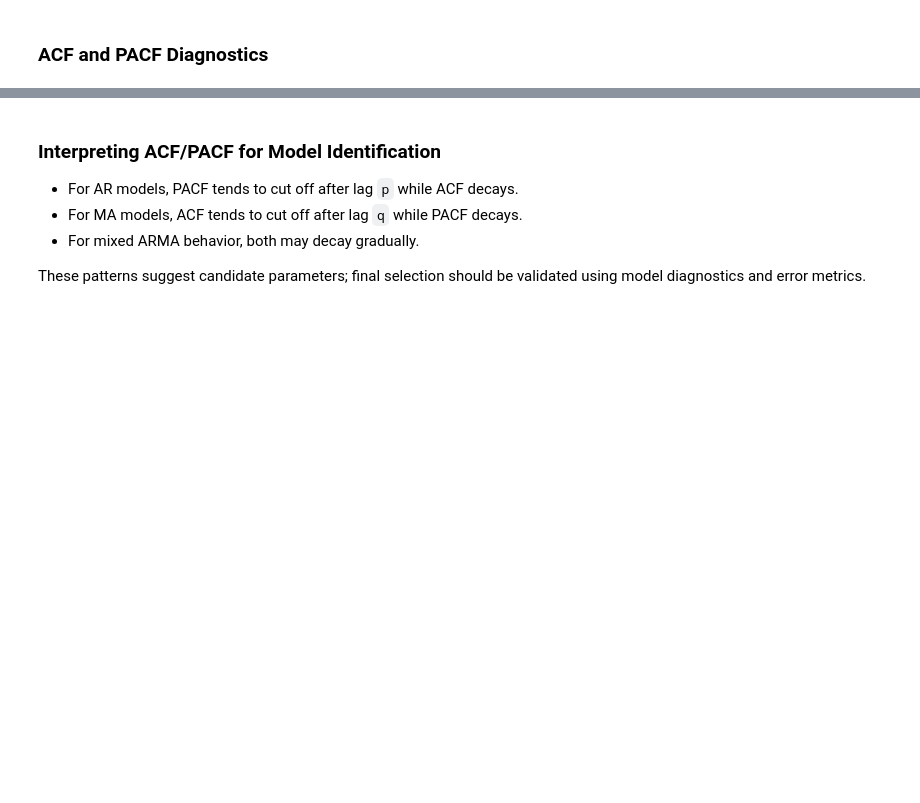
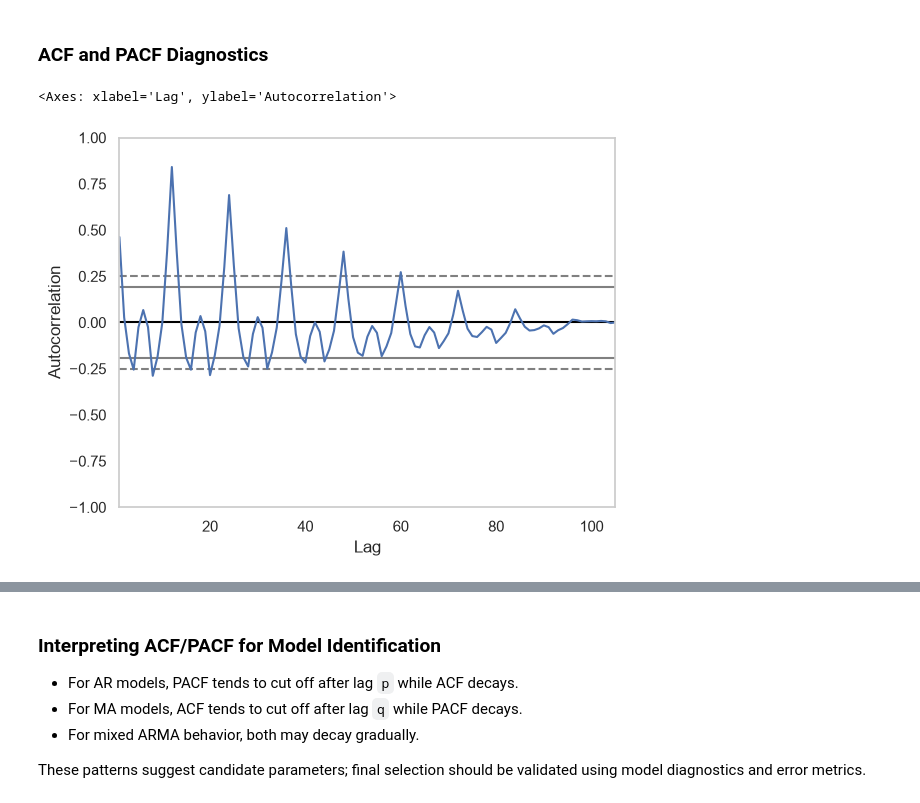
Before and after one commit to m20was/Analytics, a Jupyter notebook: notebooks/time-series/time-series-forecasting-for-champagne-sales.ipynb, the cells around one changed output, grey strips where cells are left out. Cells and saved outputs as stored; diff of their text form; code cells hidden in the pictures; blank space fills up the shorter version.

```diff
--- a/notebooks/time-series/time-series-forecasting-for-champagne-sales.ipynb
+++ b/notebooks/time-series/time-series-forecasting-for-champagne-sales.ipynb
@@ -261,4 +267,8 @@ These are heuristic guides and should be validated with model fit and forecast e
 # %% [markdown]
 ### ACF and PACF Diagnostics
 # %%
-from statsmodels.graphics.tsaplots import plot_acf,plot_pacf
+from pandas.plotting import autocorrelation_plot # Checking AutoCorrelation
+autocorrelation_plot(df["Sales"])
+# %% [output]
+<Axes: xlabel='Lag', ylabel='Autocorrelation'>
+[figure, added]
```
Also changed, not shown: parts of 10 cells of this notebook, 3 other files.
